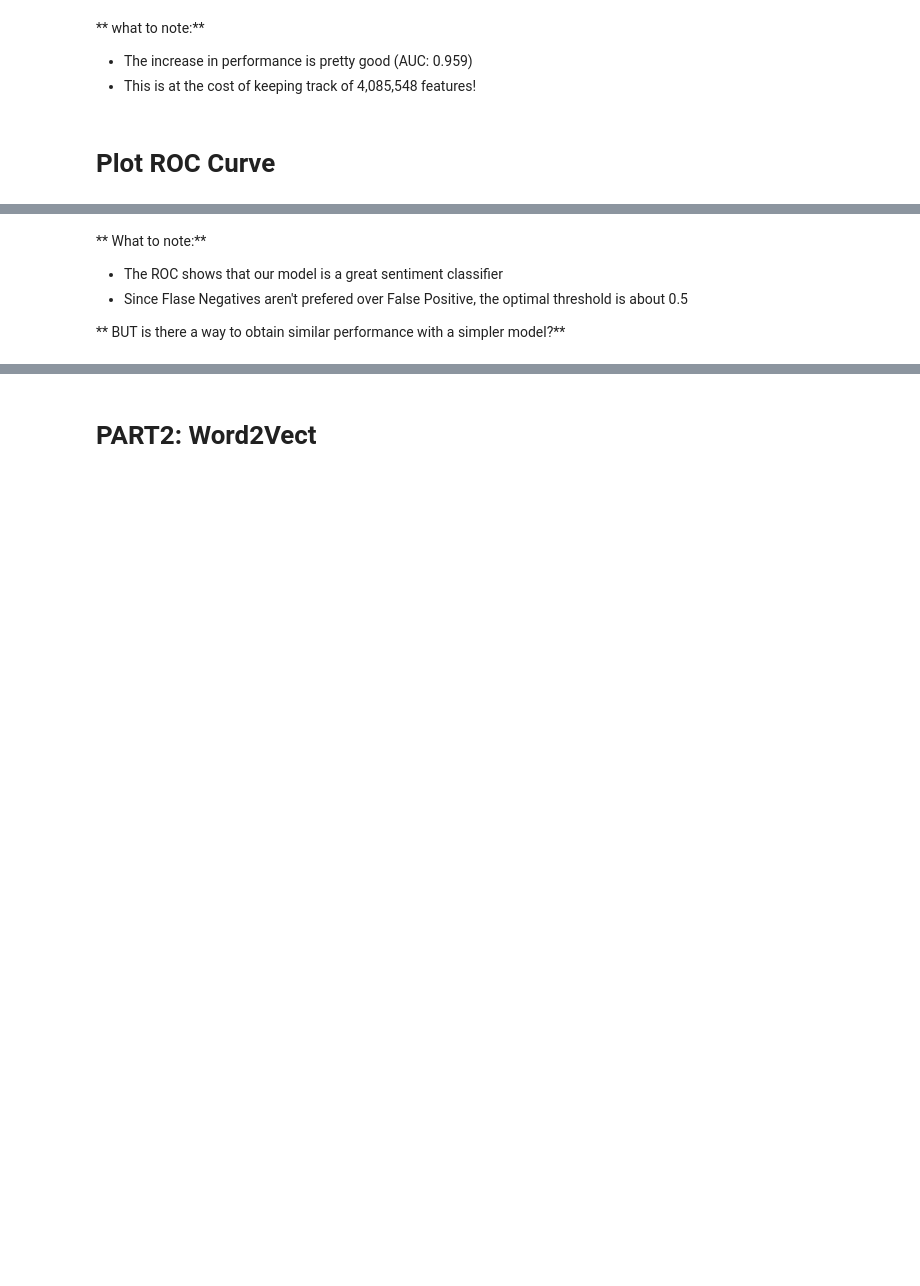
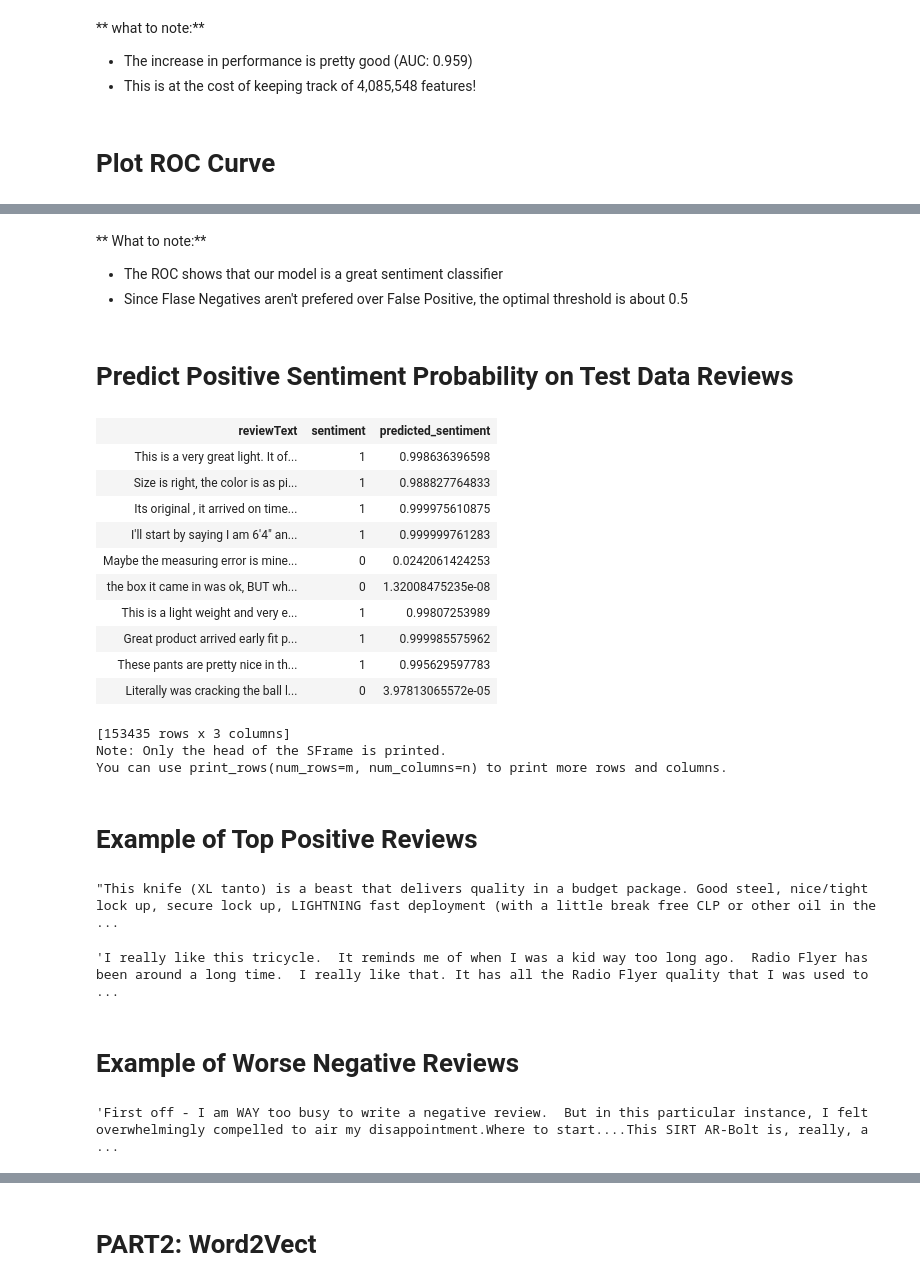
Before and after one commit to MarvinBertin/Deep-NLP-Project, a Jupyter notebook: NLP Project - Sentiment Analysis (PART 1).ipynb, the cells around one changed output, grey strips where cells are left out. Saved outputs shown, nothing was run; the diff lists cells and outputs as text; code cells hidden in the pictures; blank space fills up the shorter version.

```diff
--- a/NLP.ipynb
+++ b/NLP Project - Sentiment Analysis (PART 1).ipynb
@@ -629,5 +628,41 @@ S_1_2gram_model.show(view='Evaluation')
 ** What to note:**
 * The ROC shows that our model is a great sentiment classifier
 * Since Flase Negatives aren't prefered over False Positive, the optimal threshold is about 0.5
-
-** BUT is there a way to obtain similar performance with a simpler model?**
+# %% [markdown]
+# Predict Positive Sentiment Probability on Test Data Reviews
+# %%
+Sport_test['predicted_sentiment'] = S_1_2gram_model.predict(Sport_test, output_type='probability')
+# %%
+Sport_test[['reviewText', 'sentiment', 'predicted_sentiment']]
+# %% [output]
+| reviewText | sentiment | predicted_sentiment |
+| This is a very great light. It of... | 1 | 0.998636396598 |
+| Size is right, the color is as pi... | 1 | 0.988827764833 |
+| Its original , it arrived on time... | 1 | 0.999975610875 |
+| I'll start by saying I am 6'4" an... | 1 | 0.999999761283 |
+| Maybe the measuring error is mine... | 0 | 0.0242061424253 |
+| the box it came in was ok, BUT wh... | 0 | 1.32008475235e-08 |
+| This is a light weight and very e... | 1 | 0.99807253989 |
+| Great product arrived early fit p... | 1 | 0.999985575962 |
+| These pants are pretty nice in th... | 1 | 0.995629597783 |
+| Literally was cracking the ball l... | 0 | 3.97813065572e-05 |
+[153435 rows x 3 columns]
+Note: Only the head of the SFrame is printed.
+You can use print_rows(num_rows=m, num_columns=n) to print more rows and columns.
+# %% [markdown]
+# Example of Top Positive Reviews
+# %%
+Sport_test = Sport_test.sort('predicted_sentiment', ascending=False)
+Sport_test[0]['reviewText']
+# %% [output]
+"This knife (XL tanto) is a beast that delivers quality in a budget package. Good steel, nice/tight lock up, secure lock up, LIGHTNING fast deployment (with a little break free CLP or other oil in the ...
+# %%
+Sport_test[3]['reviewText']
+# %% [output]
+'I really like this tricycle.  It reminds me of when I was a kid way too long ago.  Radio Flyer has been around a long time.  I really like that. It has all the Radio Flyer quality that I was used to  ...
+# %% [markdown]
+# Example of Worse Negative Reviews
+# %%
+Sport_test[-2]['reviewText']
+# %% [output]
+'First off - I am WAY too busy to write a negative review.  But in this particular instance, I felt overwhelmingly compelled to air my disappointment.Where to start....This SIRT AR-Bolt is, really, a  ...
```
Also changed, not shown: parts of 4 cells of this notebook, 3 other files.
